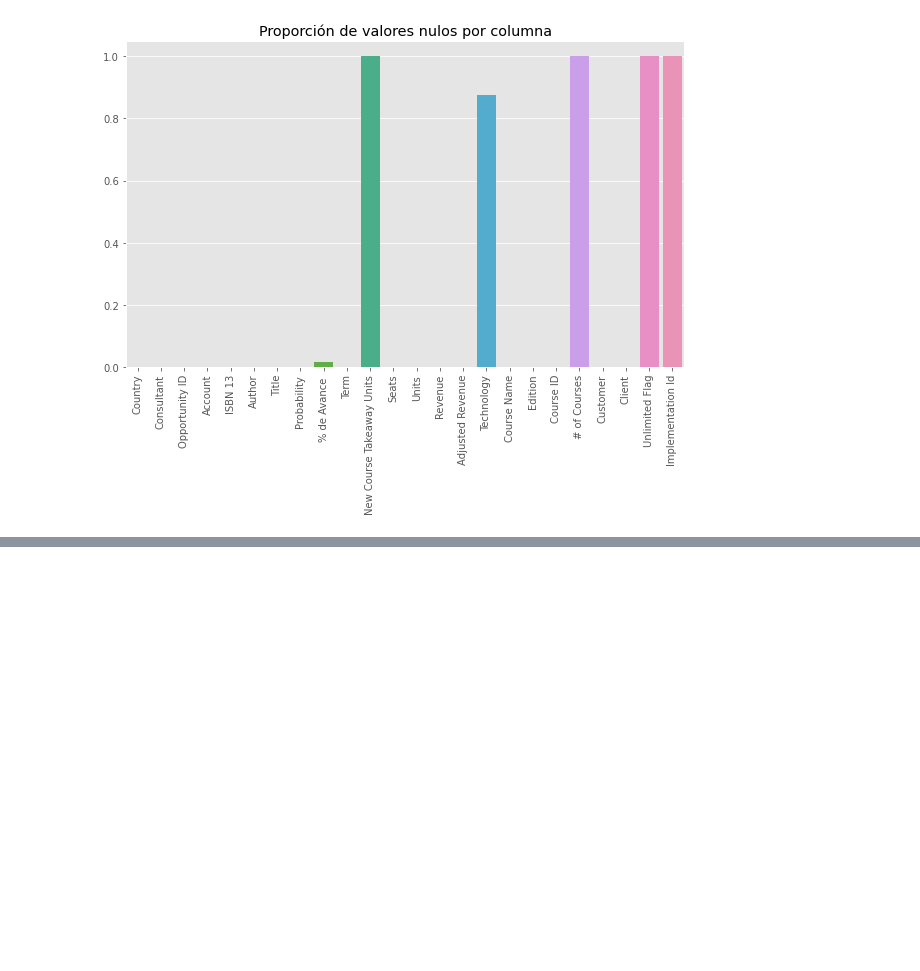
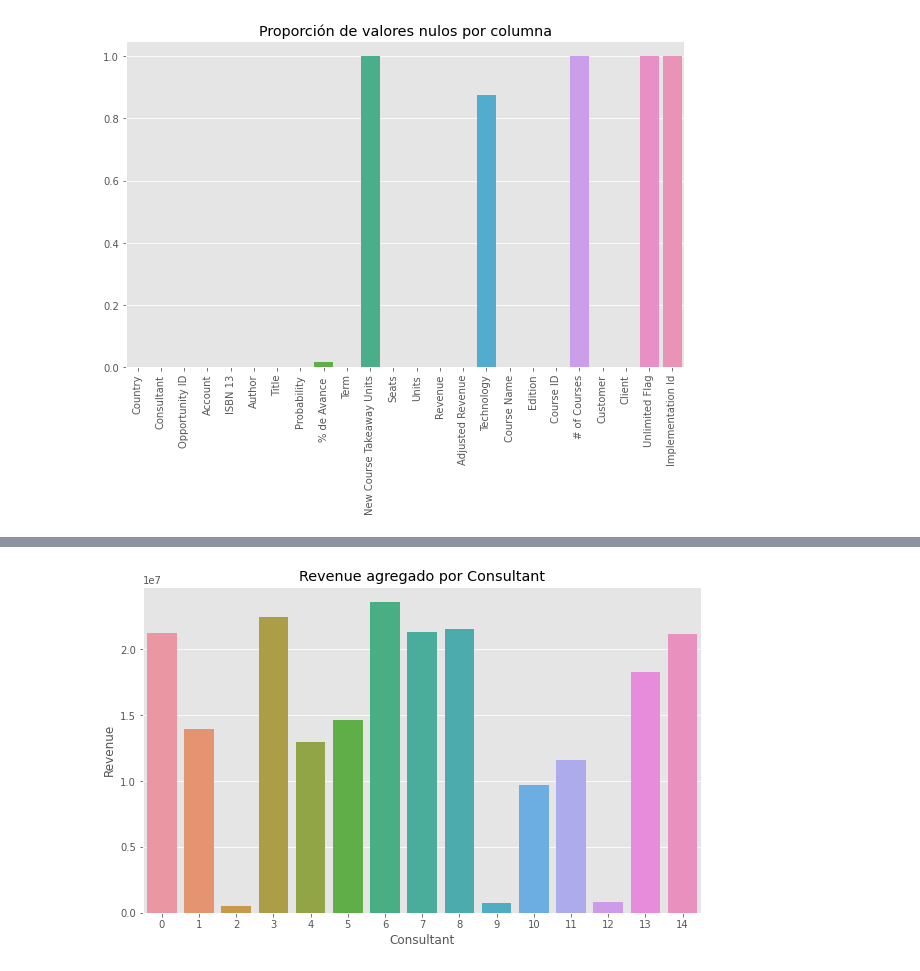
Before and after one commit to JuanEcheagaray75/CENGAGE-Sales-Analysis, a Jupyter notebook: project/reto.ipynb, the cells around one changed output, grey strips where cells are left out. Saved outputs shown, nothing was run; the diff lists cells and outputs as text; code cells hidden in the pictures; blank space fills up the shorter version.

```diff
--- a/project/reto.ipynb
+++ b/project/reto.ipynb
@@ -102,0 +150,7 @@ df.dropna(axis=1, thresh=tresh * df.shape[0], inplace=True)
+# %%
+plt.figure(figsize=(10, 6))
+agg_revenue = df.groupby('Consultant').sum()['Revenue']
+ax = sns.barplot(x=agg_revenue.index, y=agg_revenue)
+ax.set_title('Revenue agregado por Consultant')
+# %% [output]
+[figure, added]
```
Also changed, not shown: parts of 13 cells of this notebook, 2 other files.
